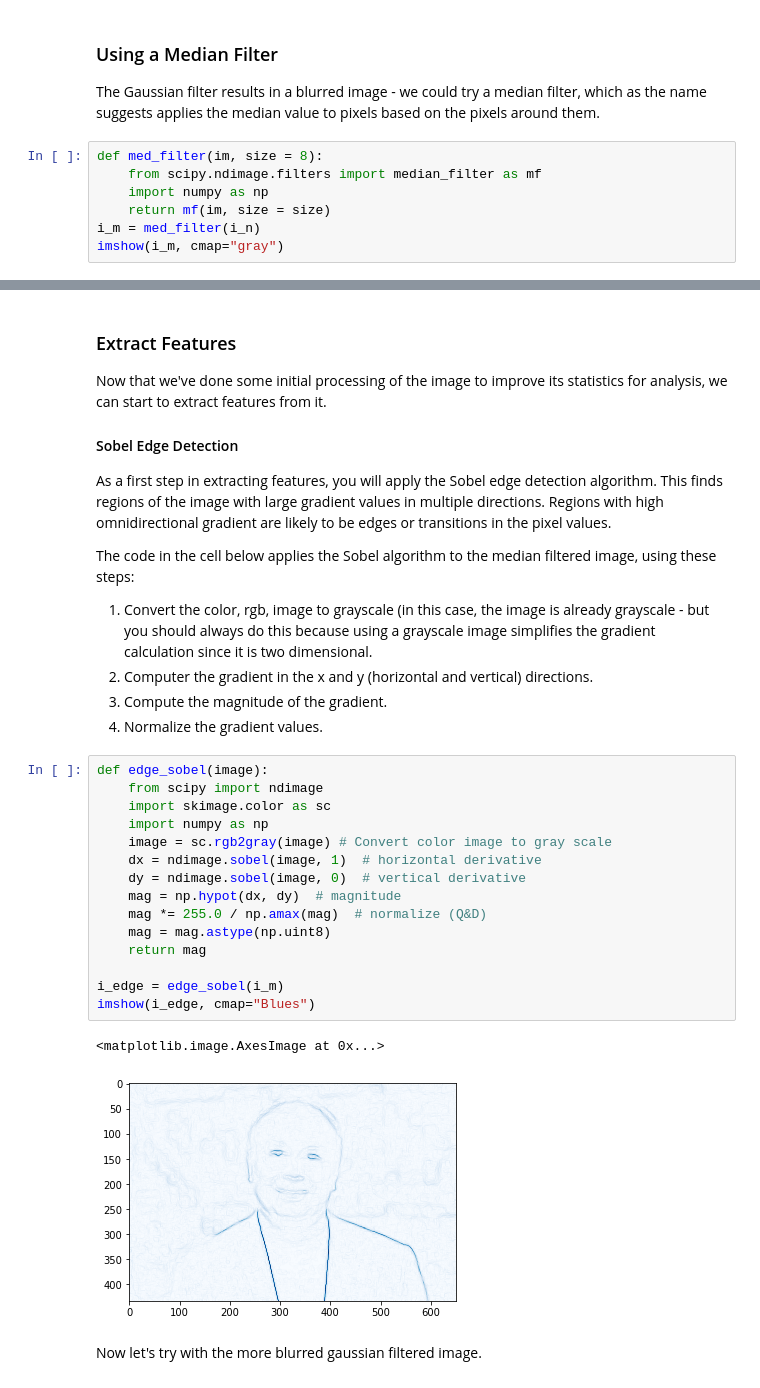
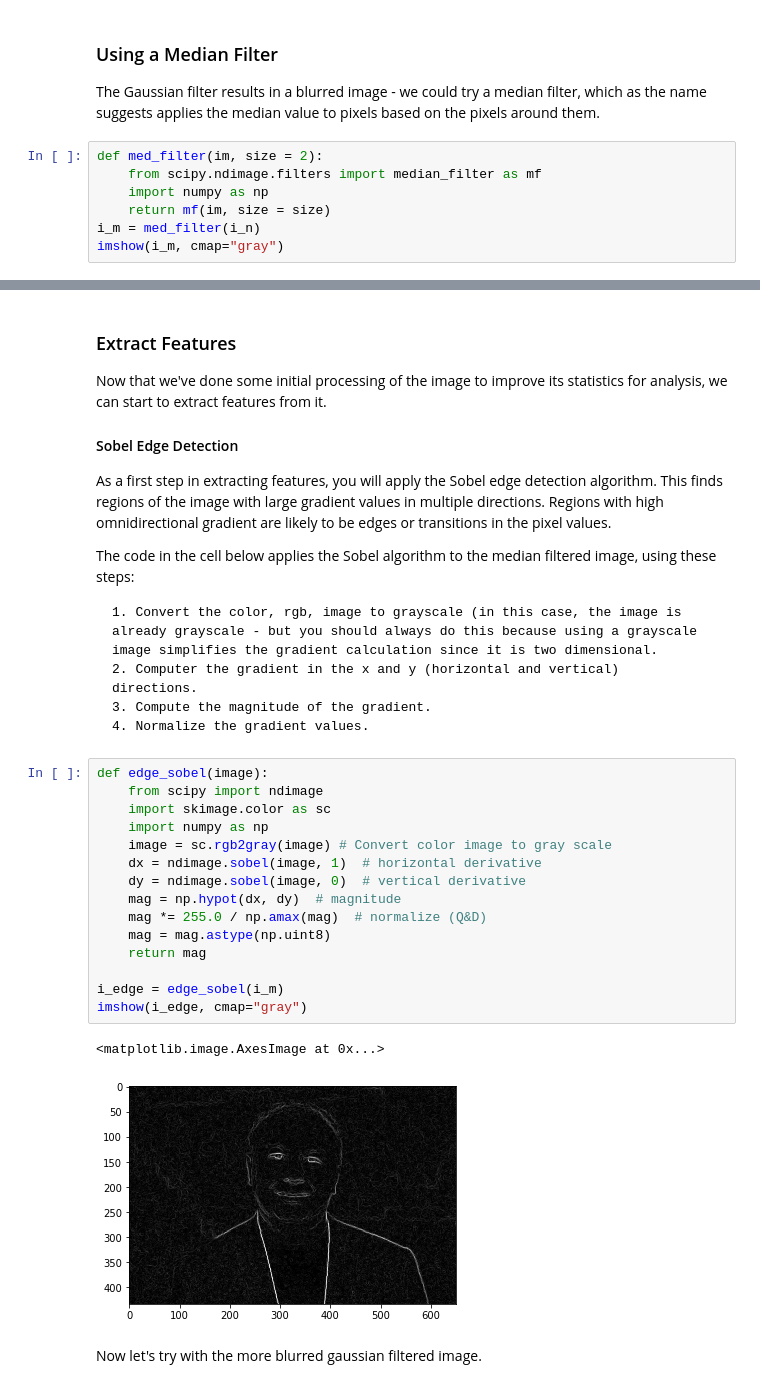
Before and after one commit to OzBonus/Selbstbildung, a Jupyter notebook: DAT263x/Vision.ipynb, the cells around one changed output, grey strips where cells are left out. Drawn from its saved outputs; the diff is of its cells as text.

```diff
--- a/DAT263x/Vision.ipynb
+++ b/DAT263x/Vision.ipynb
@@ -147,7 +147,7 @@ imshow(i_g, cmap="gray")
 ### Using a Median Filter
 The Gaussian filter results in a blurred image - we could try a median filter, which as the name suggests applies the median value to pixels based on the pixels around them.
 # %%
-def med_filter(im, size = 8):
+def med_filter(im, size = 2):
     from scipy.ndimage.filters import median_filter as mf
     import numpy as np
     return mf(im, size = size)
@@ -164,28 +164,28 @@ As a first step in extracting features, you will apply the Sobel edge detection
 
 The code in the cell below applies the Sobel algorithm to the median filtered image, using these steps:
 
-1. Convert the color, rgb, image to grayscale (in this case, the image is already grayscale - but you should always do this because using a grayscale image simplifies the gradient calculation since it is two dimensional.
-2. Computer the gradient in the x and y (horizontal and vertical) directions.
-3. Compute the magnitude of the gradient.
-4. Normalize the gradient values.
+    1. Convert the color, rgb, image to grayscale (in this case, the image is already grayscale - but you should always do this because using a grayscale image simplifies the gradient calculation since it is two dimensional.
+    2. Computer the gradient in the x and y (horizontal and vertical) directions.
+    3. Compute the magnitude of the gradient.
+    4. Normalize the gradient values.
 # %%
 def edge_sobel(image):
     from scipy import ndimage
     import skimage.color as sc
     import numpy as np
     image = sc.rgb2gray(image) # Convert color image to gray scale
     dx = ndimage.sobel(image, 1)  # horizontal derivative
     dy = ndimage.sobel(image, 0)  # vertical derivative
     mag = np.hypot(dx, dy)  # magnitude
     mag *= 255.0 / np.amax(mag)  # normalize (Q&D)
     mag = mag.astype(np.uint8)
     return mag
 
 i_edge = edge_sobel(i_m)
-imshow(i_edge, cmap="Blues")
+imshow(i_edge, cmap="gray")
 # %% [output]
 <matplotlib.image.AxesImage at 0x...>
-[figure, old version]
+[figure, new version]
 # %% [markdown]
 Now let's try with the more blurred gaussian filtered image.
 # %%
```
Also changed, not shown: parts of 38 cells of this notebook, 9 other files.
